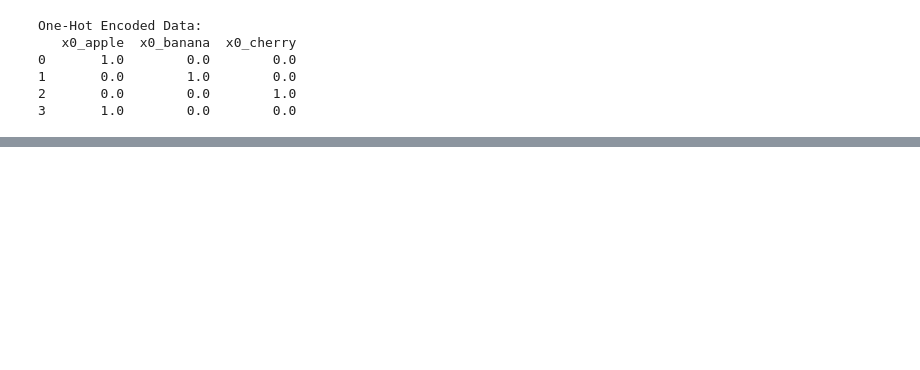
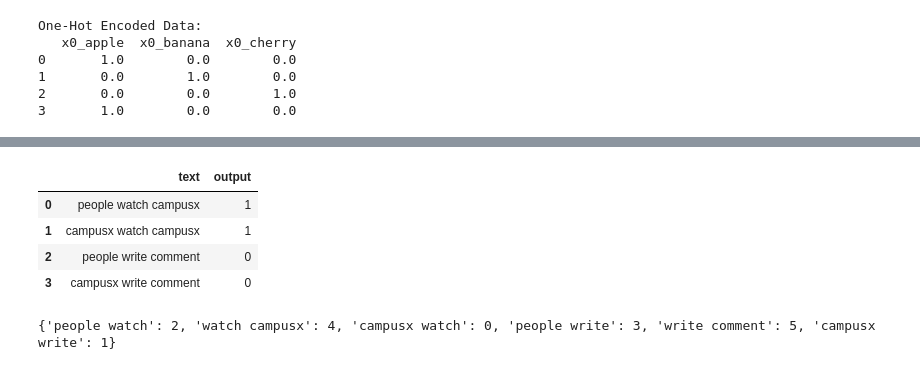
Before and after one commit to Aravindraprasad/NLP-, a Jupyter notebook: Step 3 Feature Engineering/NLP_Feature_Engineering.ipynb, the cells around one changed output, grey strips where cells are left out. Cells and saved outputs as stored; diff of their text form; code cells hidden in the pictures; blank space fills up the shorter version.

```diff
--- a/Step 3 Feature Engineering/NLP_Feature_Engineering.ipynb
+++ b/Step 3 Feature Engineering/NLP_Feature_Engineering.ipynb
@@ -85,0 +211,13 @@ One-Hot Encoded Data:
+# %%
+data = {
+    'text': ['people watch campusx', 'campusx watch campusx', 'people write comment', 'campusx write comment'],
+    'output': [1,1,0,0]
+}
+df = pd.DataFrame(data)
+df.head()
+# %% [output]
+|  | text | output |
+| 0 | people watch campusx | 1 |
+| 1 | campusx watch campusx | 1 |
+| 2 | people write comment | 0 |
+| 3 | campusx write comment | 0 |
@@ -85,0 +229,4 @@ One-Hot Encoded Data:
+# %%
+print(cv.vocabulary_)
+# %% [output]
+{'people watch': 2, 'watch campusx': 4, 'campusx watch': 0, 'people write': 3, 'write comment': 5, 'campusx write': 1}
```
Also changed, not shown: parts of 31 cells of this notebook, 2 other files.
